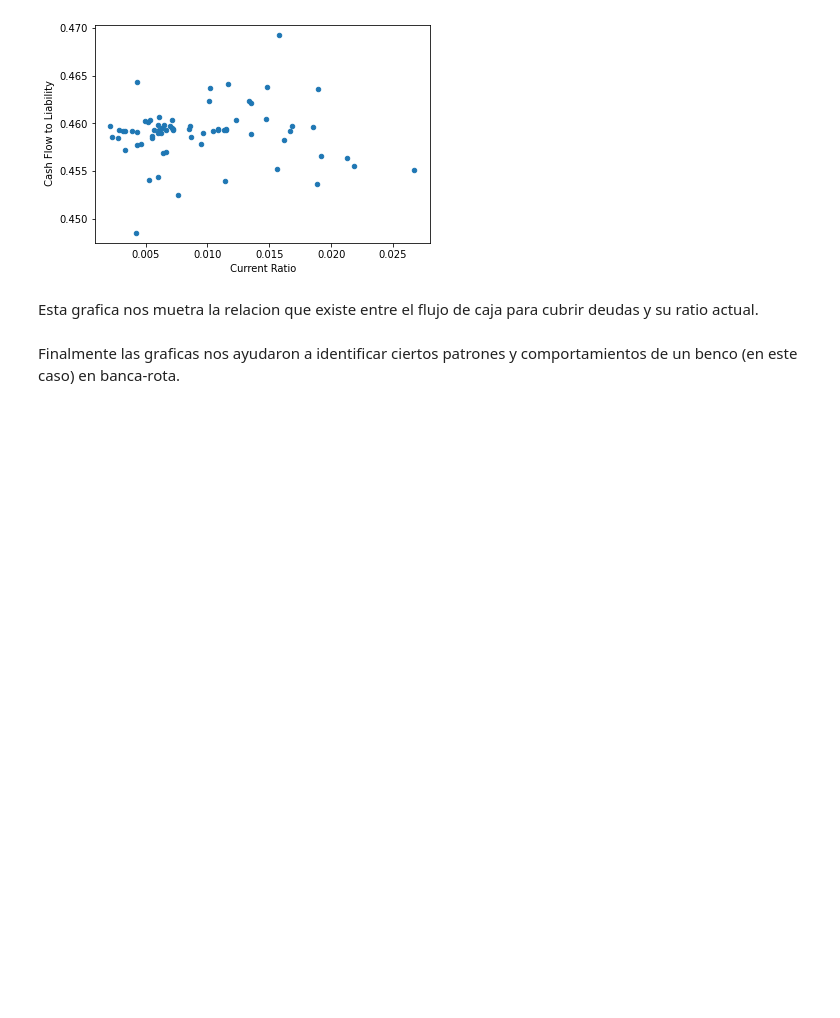
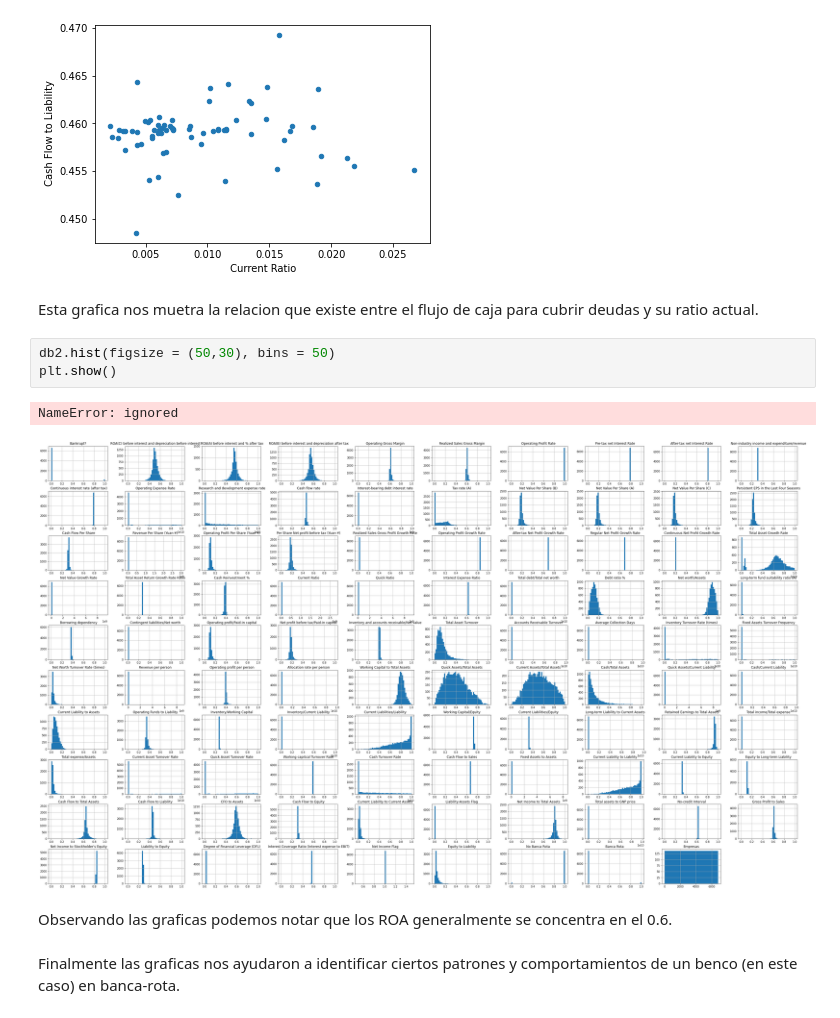
Before and after one commit to EdgarMdlln/Mineria_datos, a Jupyter notebook: AvanceII_PIA_correccion.ipynb, the cells around one changed output. Drawn from its saved outputs; the diff is of its cells as text; blank space fills up the shorter version.

```diff
--- a/AvanceII_PIA_correccion.ipynb
+++ b/AvanceII_PIA_correccion.ipynb
@@ -147,5 +154,13 @@ db2.head(70).plot.scatter(x=' Current Ratio' , y=' Cash Flow to Liability')
 [figure]
 # %% [markdown]
 Esta grafica nos muetra la relacion que existe entre el flujo de caja para cubrir deudas y su ratio actual.
+# %%
+db2.hist(figsize = (50,30), bins = 50)
+plt.show()
+# %% [output]
+NameError: ignored
+[figure, added]
+# %% [markdown]
+Observando las graficas podemos notar que los ROA generalmente se concentra en el 0.6.
 # %% [markdown]
 Finalmente las graficas nos ayudaron a identificar ciertos patrones y comportamientos de un benco (en este caso) en banca-rota.
```
Also changed, not shown: parts of 2 cells of this notebook.
